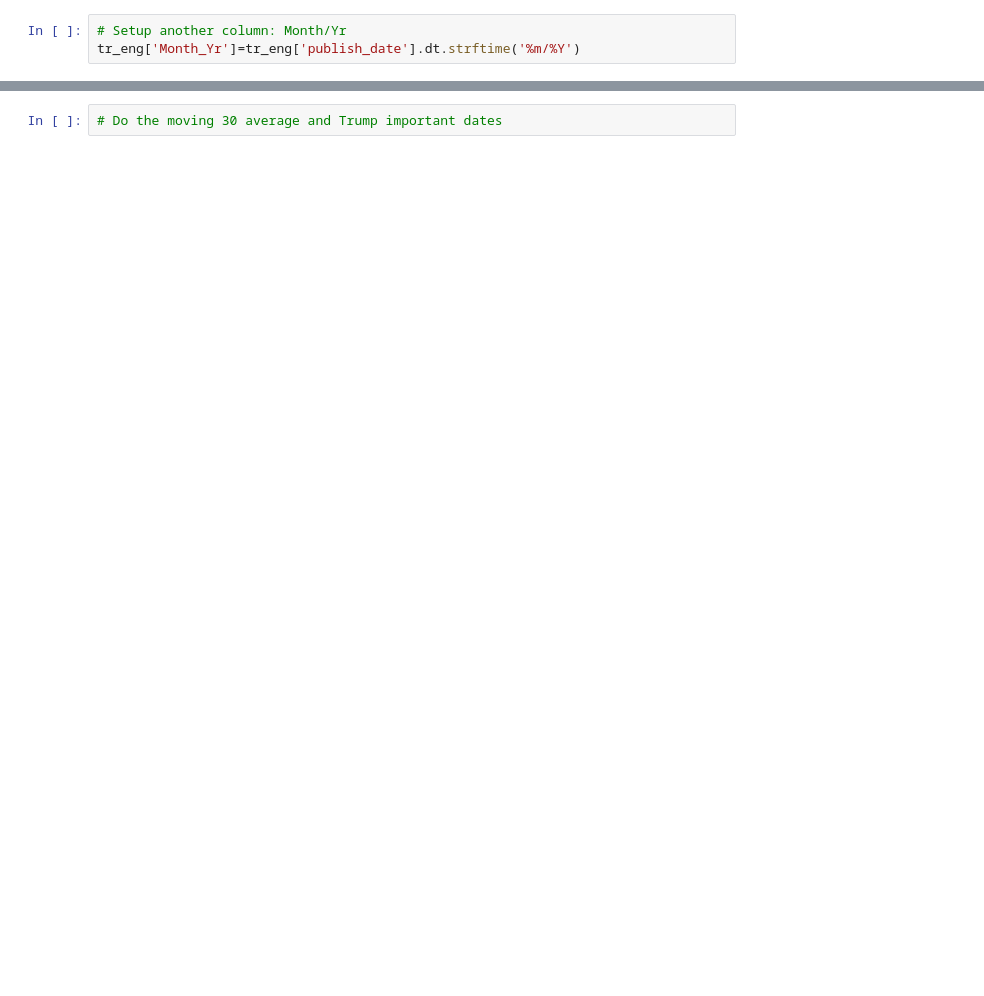
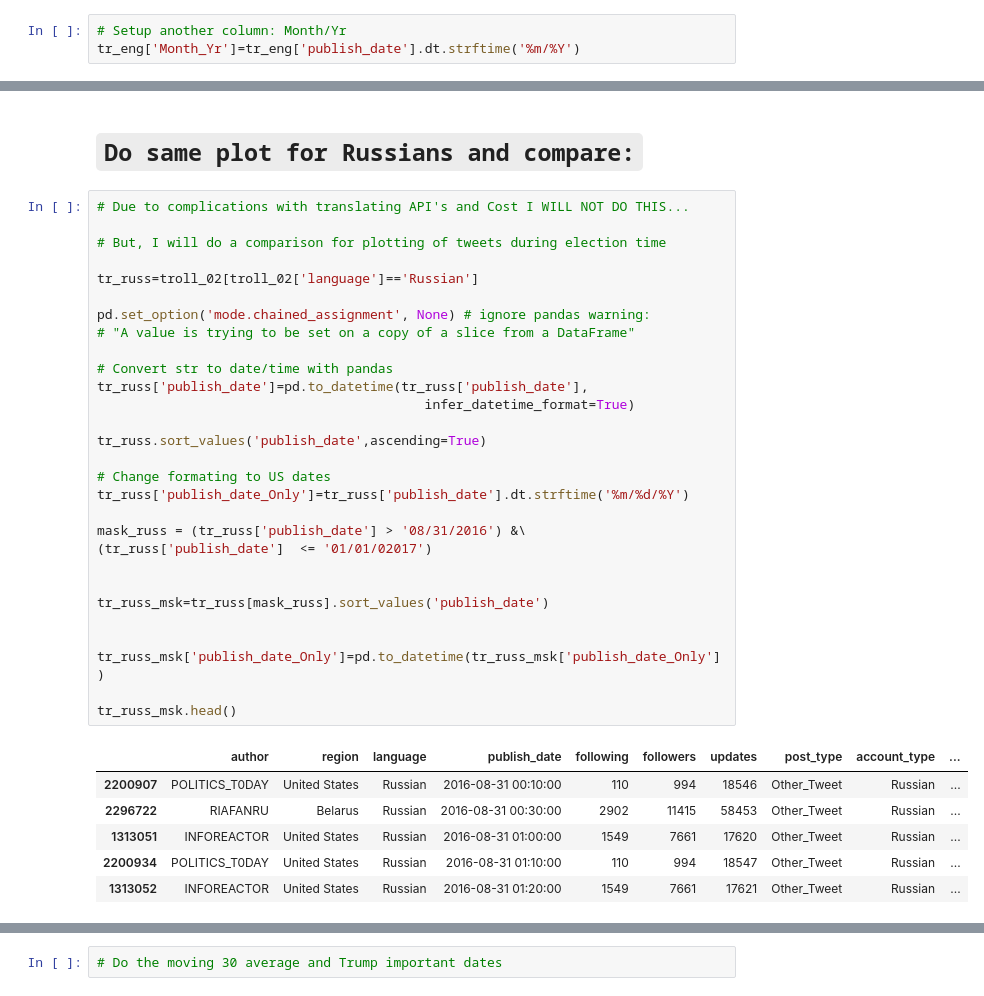
Before and after one commit to MrFuguDataScience/NLP, a Jupyter notebook: troll_tweets_02.ipynb, the cells around one changed output, grey strips where cells are left out. Drawn from its saved outputs; the diff is of its cells as text; blank space fills up the shorter version.

```diff
--- a/troll_tweets_02.ipynb
+++ b/troll_tweets_02.ipynb
@@ -171,0 +146,38 @@ tweet_trend['tweet_count'].plot(x=tr_eng['publish_date_Only'].unique(),linestyle
+# %% [markdown]
+# `Do same plot for Russians and compare:`
+# %%
+# Due to complications with translating API's and Cost I WILL NOT DO THIS...
+
+# But, I will do a comparison for plotting of tweets during election time
+
+tr_russ=troll_02[troll_02['language']=='Russian']
+
+pd.set_option('mode.chained_assignment', None) # ignore pandas warning:
+# "A value is trying to be set on a copy of a slice from a DataFrame"
+
+# Convert str to date/time with pandas
+tr_russ['publish_date']=pd.to_datetime(tr_russ['publish_date'],
+                                          infer_datetime_format=True)
+
+tr_russ.sort_values('publish_date',ascending=True)
+
+# Change formating to US dates
+tr_russ['publish_date_Only']=tr_russ['publish_date'].dt.strftime('%m/%d/%Y')
+
+mask_russ = (tr_russ['publish_date'] > '08/31/2016') &\
+(tr_russ['publish_date']  <= '01/01/02017')
+
+
+tr_russ_msk=tr_russ[mask_russ].sort_values('publish_date')
+
+
+tr_russ_msk['publish_date_Only']=pd.to_datetime(tr_russ_msk['publish_date_Only'])
+
+tr_russ_msk.head()
+# %% [output]
+|  | author | region | language | publish_date | following | followers | updates | post_type | account_type | ... |
+| 2200907 | POLITICS_T0DAY | United States | Russian | 2016-08-31 00:10:00 | 110 | 994 | 18546 | Other_Tweet | Russian | ... |
+| 2296722 | RIAFANRU | Belarus | Russian | 2016-08-31 00:30:00 | 2902 | 11415 | 58453 | Other_Tweet | Russian | ... |
+| 1313051 | INFOREACTOR | United States | Russian | 2016-08-31 01:00:00 | 1549 | 7661 | 17620 | Other_Tweet | Russian | ... |
+| 2200934 | POLITICS_T0DAY | United States | Russian | 2016-08-31 01:10:00 | 110 | 994 | 18547 | Other_Tweet | Russian | ... |
+| 1313052 | INFOREACTOR | United States | Russian | 2016-08-31 01:20:00 | 1549 | 7661 | 17621 | Other_Tweet | Russian | ... |
```
Also changed, not shown: parts of 21 cells of this notebook.
